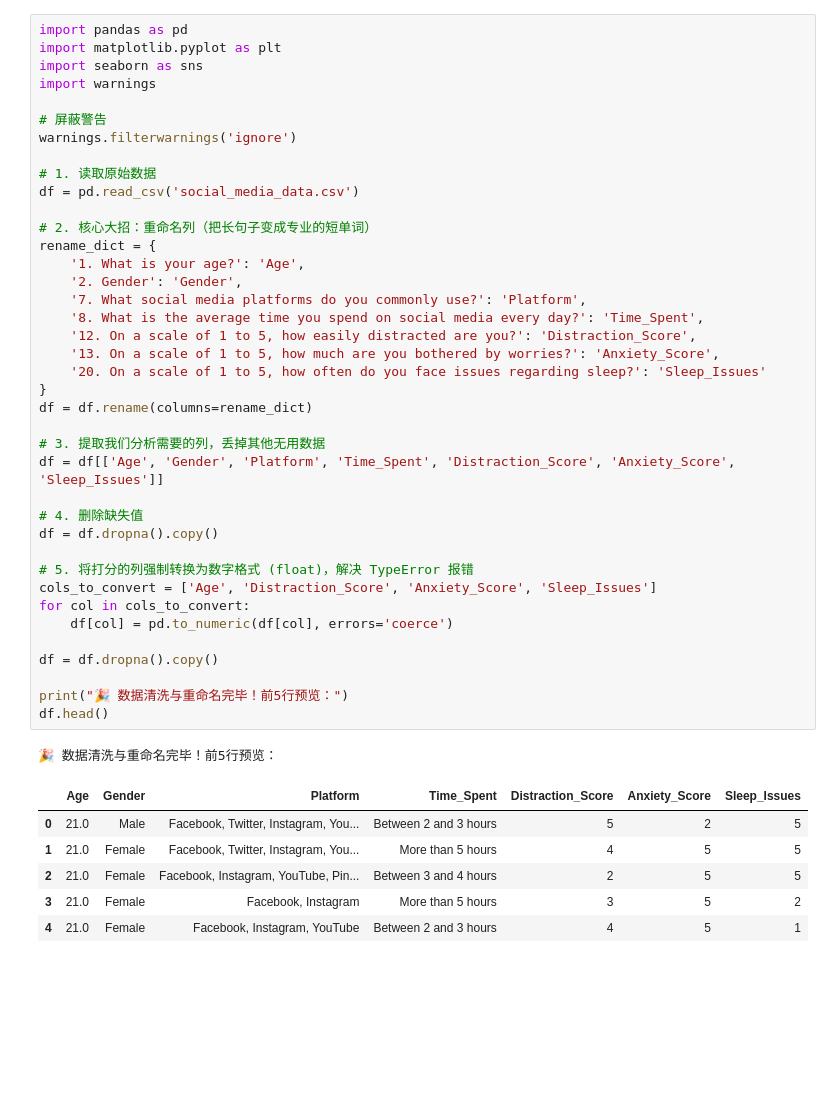
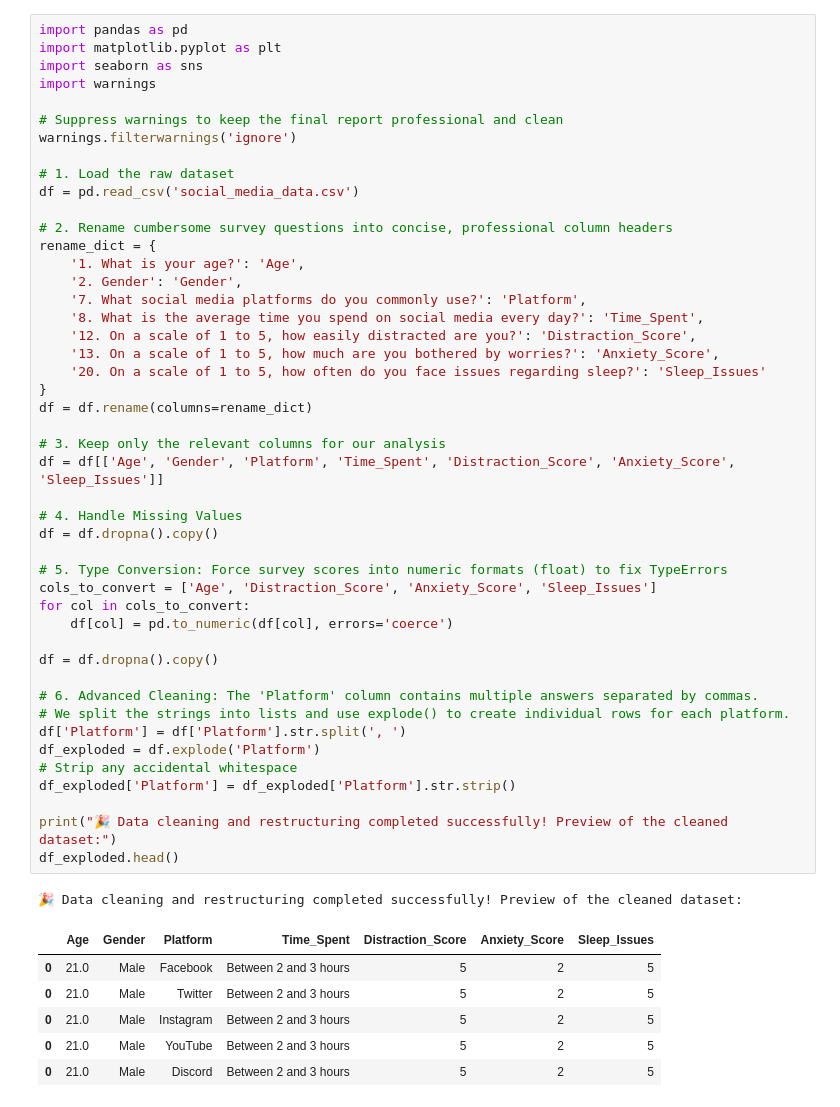
Before and after one commit to mxb8tb9nz2-cmyk/Social-Media-Mental-Health-Analysis, a Jupyter notebook: social_media.ipynb, the cells around one changed output. Drawn from its saved outputs; the diff is of its cells as text; blank space fills up the shorter version.

```diff
--- a/social_media.ipynb
+++ b/social_media.ipynb
@@ -4,45 +4,52 @@ import matplotlib.pyplot as plt
 import seaborn as sns
 import warnings
 
-# 屏蔽警告
+# Suppress warnings to keep the final report professional and clean
 warnings.filterwarnings('ignore')
 
-# 1. 读取原始数据
+# 1. Load the raw dataset
 df = pd.read_csv('social_media_data.csv')
 
-# 2. 核心大招：重命名列（把长句子变成专业的短单词）
+# 2. Rename cumbersome survey questions into concise, professional column headers
 rename_dict = {
     '1. What is your age?': 'Age',
     '2. Gender': 'Gender',
     '7. What social media platforms do you commonly use?': 'Platform',
     '8. What is the average time you spend on social media every day?': 'Time_Spent',
     '12. On a scale of 1 to 5, how easily distracted are you?': 'Distraction_Score',
     '13. On a scale of 1 to 5, how much are you bothered by worries?': 'Anxiety_Score',
     '20. On a scale of 1 to 5, how often do you face issues regarding sleep?': 'Sleep_Issues'
 }
 df = df.rename(columns=rename_dict)
 
-# 3. 提取我们分析需要的列，丢掉其他无用数据
+# 3. Keep only the relevant columns for our analysis
 df = df[['Age', 'Gender', 'Platform', 'Time_Spent', 'Distraction_Score', 'Anxiety_Score', 'Sleep_Issues']]
 
-# 4. 删除缺失值
+# 4. Handle Missing Values
 df = df.dropna().copy()
 
-# 5. 将打分的列强制转换为数字格式 (float)，解决 TypeError 报错
+# 5. Type Conversion: Force survey scores into numeric formats (float) to fix TypeErrors
 cols_to_convert = ['Age', 'Distraction_Score', 'Anxiety_Score', 'Sleep_Issues']
 for col in cols_to_convert:
     df[col] = pd.to_numeric(df[col], errors='coerce')
 
 df = df.dropna().copy()
 
-print("🎉 数据清洗与重命名完毕！前5行预览：")
-df.head()
+# 6. Advanced Cleaning: The 'Platform' column contains multiple answers separated by commas.
+# We split the strings into lists and use explode() to create individual rows for each platform.
+df['Platform'] = df['Platform'].str.split(', ')
+df_exploded = df.explode('Platform')
+# Strip any accidental whitespace
+df_exploded['Platform'] = df_exploded['Platform'].str.strip()
+
+print("🎉 Data cleaning and restructuring completed successfully! Preview of the cleaned dataset:")
+df_exploded.head()
 # %% [output]
-🎉 数据清洗与重命名完毕！前5行预览：
+🎉 Data cleaning and restructuring completed successfully! Preview of the cleaned dataset:
 |  | Age | Gender | Platform | Time_Spent | Distraction_Score | Anxiety_Score | Sleep_Issues |
-| 0 | 21.0 | Male | Facebook, Twitter, Instagram, You... | Between 2 and 3 hours | 5 | 2 | 5 |
-| 1 | 21.0 | Female | Facebook, Twitter, Instagram, You... | More than 5 hours | 4 | 5 | 5 |
-| 2 | 21.0 | Female | Facebook, Instagram, YouTube, Pin... | Between 3 and 4 hours | 2 | 5 | 5 |
-| 3 | 21.0 | Female | Facebook, Instagram | More than 5 hours | 3 | 5 | 2 |
-| 4 | 21.0 | Female | Facebook, Instagram, YouTube | Between 2 and 3 hours | 4 | 5 | 1 |
+| 0 | 21.0 | Male | Facebook | Between 2 and 3 hours | 5 | 2 | 5 |
+| 0 | 21.0 | Male | Twitter | Between 2 and 3 hours | 5 | 2 | 5 |
+| 0 | 21.0 | Male | Instagram | Between 2 and 3 hours | 5 | 2 | 5 |
+| 0 | 21.0 | Male | YouTube | Between 2 and 3 hours | 5 | 2 | 5 |
+| 0 | 21.0 | Male | Discord | Between 2 and 3 hours | 5 | 2 | 5 |
 # %%
```
Also changed, not shown: parts of 2 cells of this notebook.
